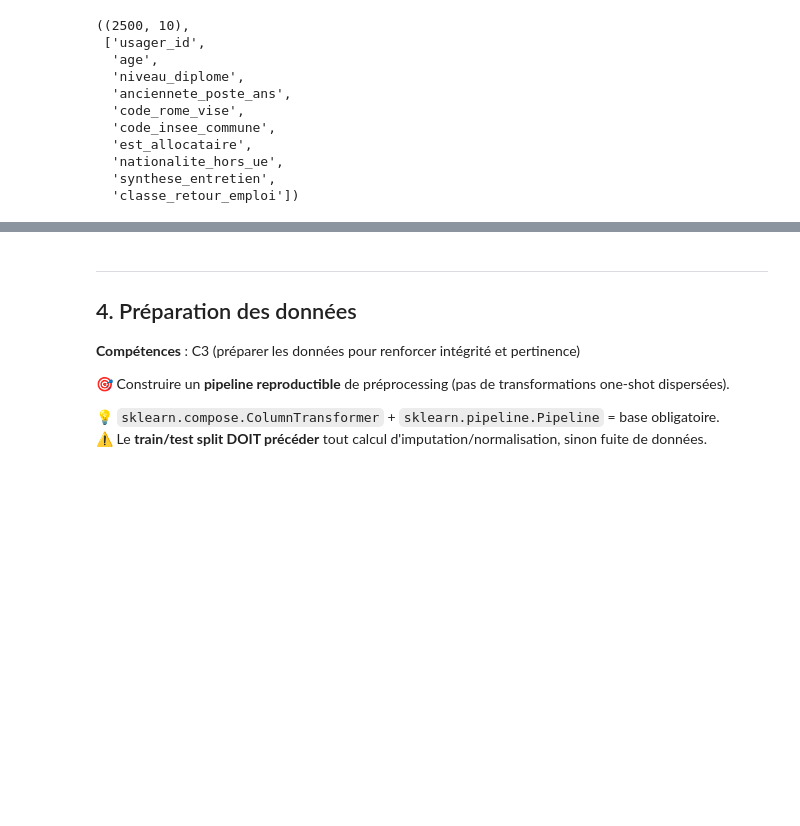
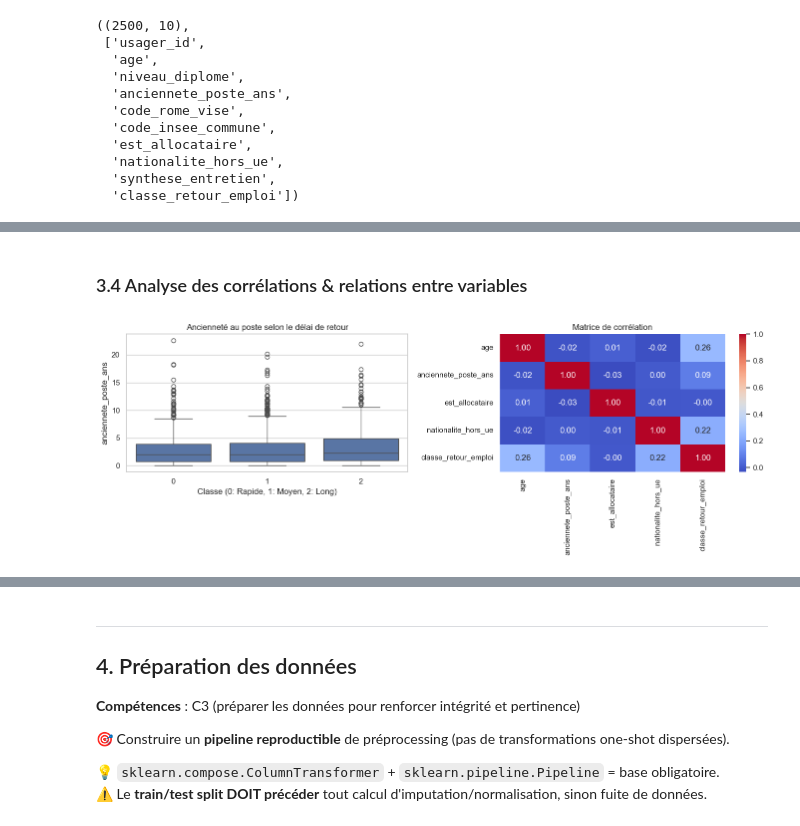
Before and after one commit to FranckBeugnet/certification_upskilling_ia, a Jupyter notebook: cas-usage.ipynb, the cells around one changed output, grey strips where cells are left out. Saved outputs shown, nothing was run; the diff lists cells and outputs as text; code cells hidden in the pictures; blank space fills up the shorter version.

```diff
--- a/cas-usage.ipynb
+++ b/cas-usage.ipynb
@@ -338,3 +488,20 @@ plt.show()
+# %% [markdown]
+### 3.4 Analyse des corrélations & relations entre variables
 # %%
-# 3.5 Corrélations & relations entre variables
-# Matrice de corrélation, pairplot, croisements clés vs cible
+# 5 Corrélations & relations entre variables
+fig, axes = plt.subplots(1, 2, figsize=(14, 5))
+
+# Relation Ancienneté Poste vs Classe retour emploi
+sns.boxplot(data=df, x='classe_retour_emploi', y='anciennete_poste_ans', ax=axes[0])
+axes[0].set_title('Ancienneté au poste selon le délai de retour')
+axes[0].set_xlabel('Classe (0: Rapide, 1: Moyen, 2: Long)')
+
+# Matrice de corrélation (sur les variables numériques)
+num_cols = df.select_dtypes(include=['number']).columns
+sns.heatmap(df[num_cols].corr(), annot=True, cmap='coolwarm', fmt='.2f', ax=axes[1])
+axes[1].set_title('Matrice de corrélation')
+
+plt.tight_layout()
+plt.show()
+# %% [output]
+[figure, added]
```
Also changed, not shown: parts of 24 cells of this notebook, 2 other files.
